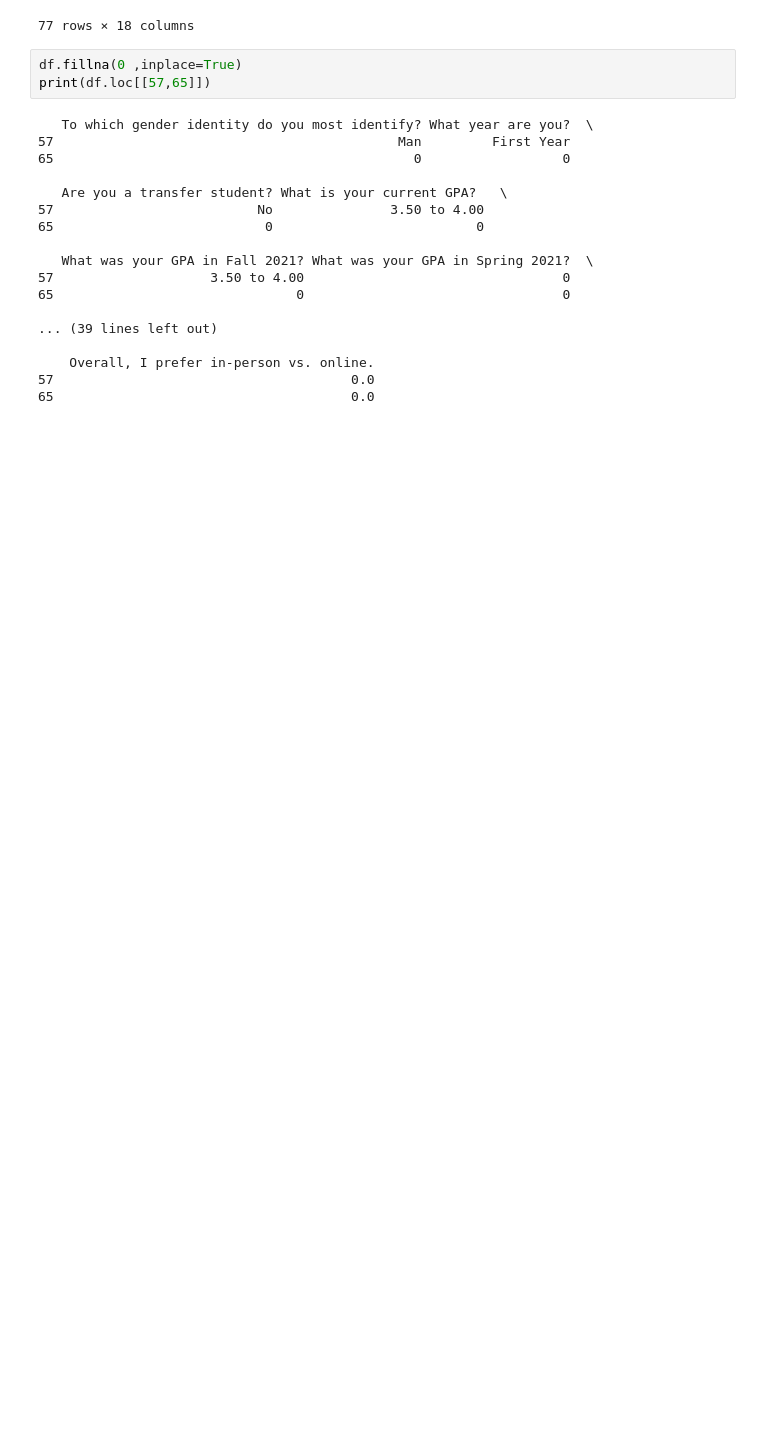
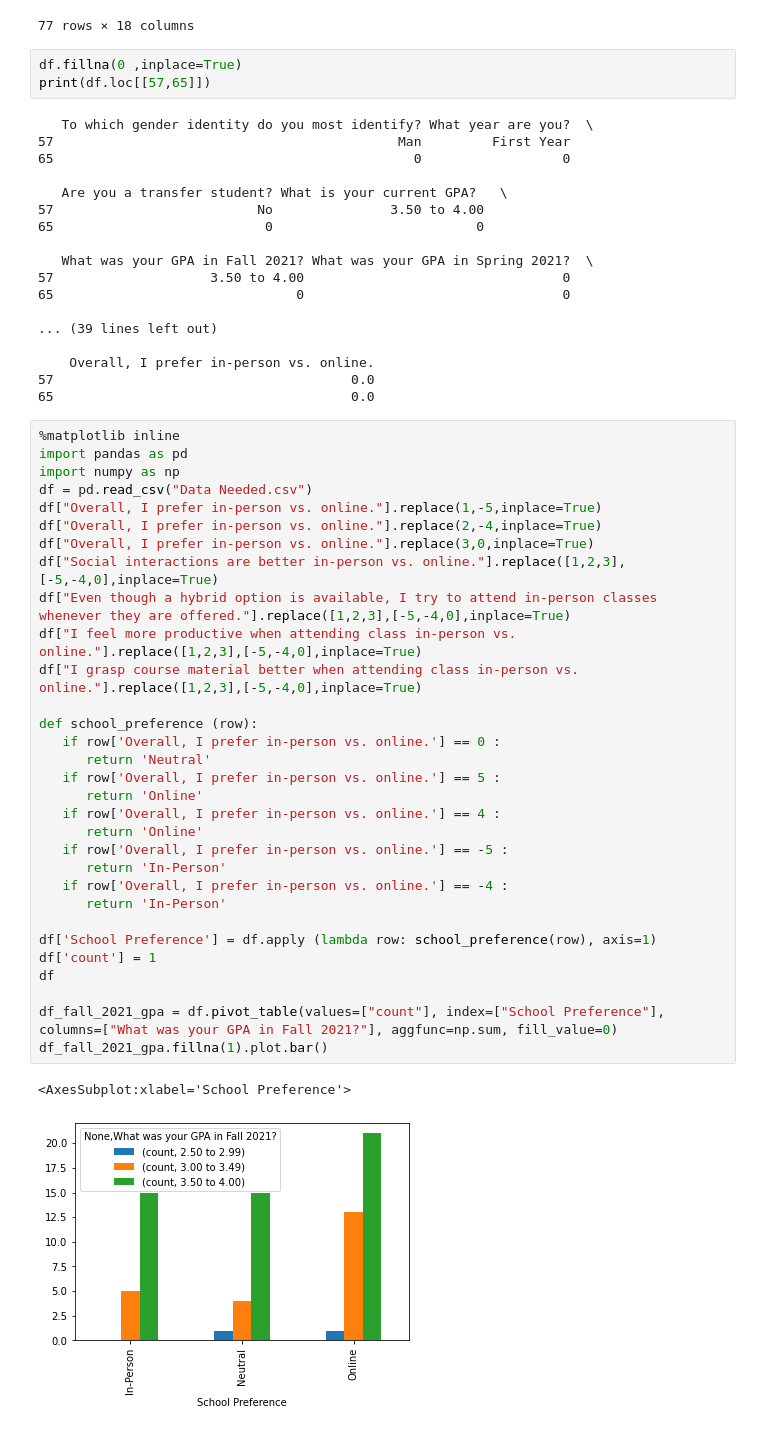
Before and after one commit to rgiron1/CS-105_miniproject, a Jupyter notebook: MiniProject.ipynb, the cells around one changed output. Saved outputs shown, nothing was run; the diff lists cells and outputs as text; blank space fills up the shorter version.

```diff
--- a/MiniProject.ipynb
+++ b/MiniProject.ipynb
@@ -72,3 +72,37 @@ print(df.loc[[57,65]])
     Overall, I prefer in-person vs. online.
 57                                      0.0
 65                                      0.0
+# %%
+%matplotlib inline
+import pandas as pd
+import numpy as np
+df = pd.read_csv("Data Needed.csv")
+df["Overall, I prefer in-person vs. online."].replace(1,-5,inplace=True)
+df["Overall, I prefer in-person vs. online."].replace(2,-4,inplace=True)
+df["Overall, I prefer in-person vs. online."].replace(3,0,inplace=True)
+df["Social interactions are better in-person vs. online."].replace([1,2,3],[-5,-4,0],inplace=True)
+df["Even though a hybrid option is available, I try to attend in-person classes whenever they are offered."].replace([1,2,3],[-5,-4,0],inplace=True)
+df["I feel more productive when attending class in-person vs. online."].replace([1,2,3],[-5,-4,0],inplace=True)
+df["I grasp course material better when attending class in-person vs. online."].replace([1,2,3],[-5,-4,0],inplace=True)
+
+def school_preference (row):
+   if row['Overall, I prefer in-person vs. online.'] == 0 :
+      return 'Neutral'
+   if row['Overall, I prefer in-person vs. online.'] == 5 :
+      return 'Online'
+   if row['Overall, I prefer in-person vs. online.'] == 4 :
+      return 'Online'
+   if row['Overall, I prefer in-person vs. online.'] == -5 :
+      return 'In-Person'
+   if row['Overall, I prefer in-person vs. online.'] == -4 :
+      return 'In-Person'
+
+df['School Preference'] = df.apply (lambda row: school_preference(row), axis=1)
+df['count'] = 1
+df
+
+df_fall_2021_gpa = df.pivot_table(values=["count"], index=["School Preference"], columns=["What was your GPA in Fall 2021?"], aggfunc=np.sum, fill_value=0)
+df_fall_2021_gpa.fillna(1).plot.bar()
+# %% [output]
+<AxesSubplot:xlabel='School Preference'>
+[figure, added]
```
Also changed, not shown: parts of 4 cells of this notebook, 1 other file.
